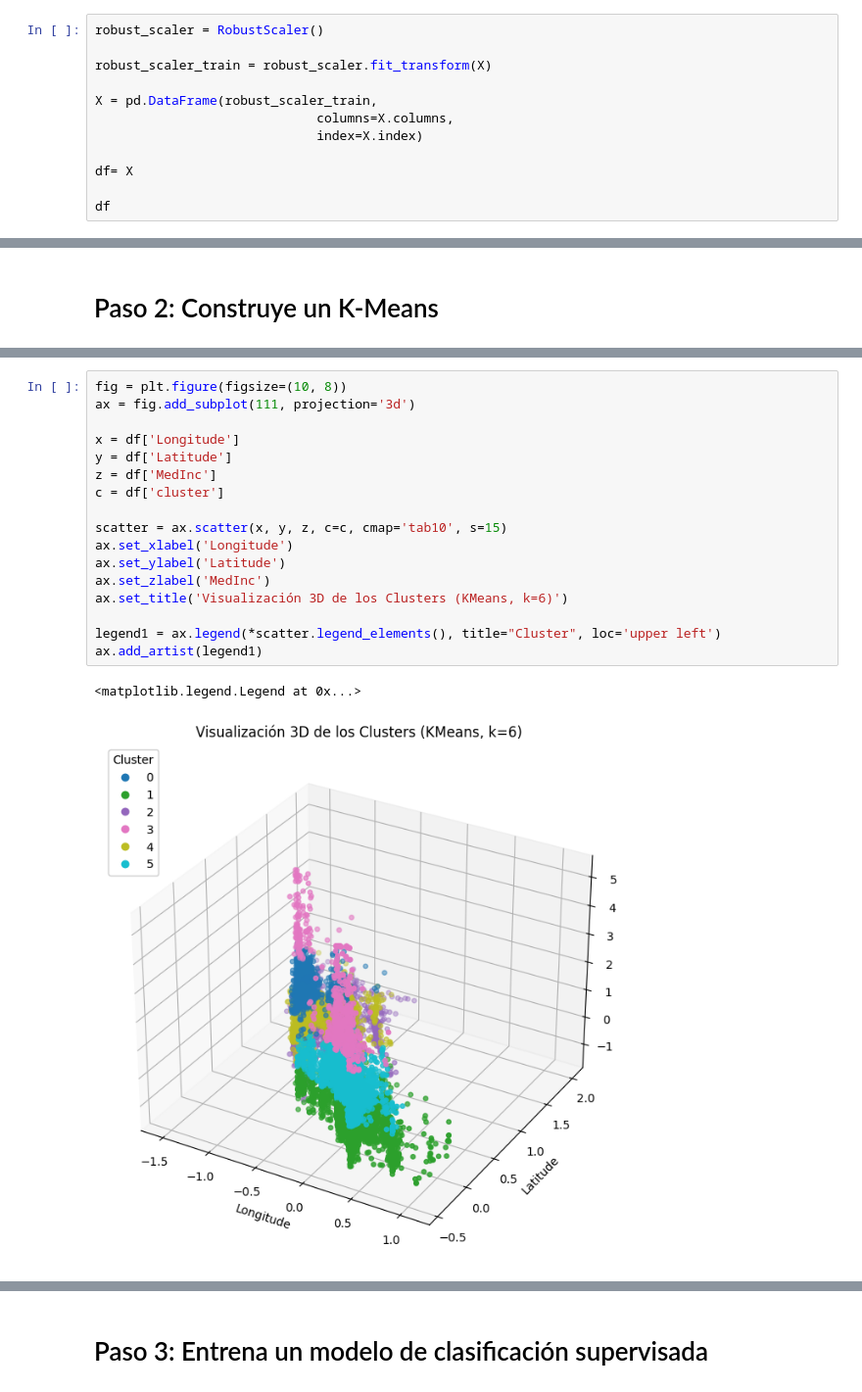
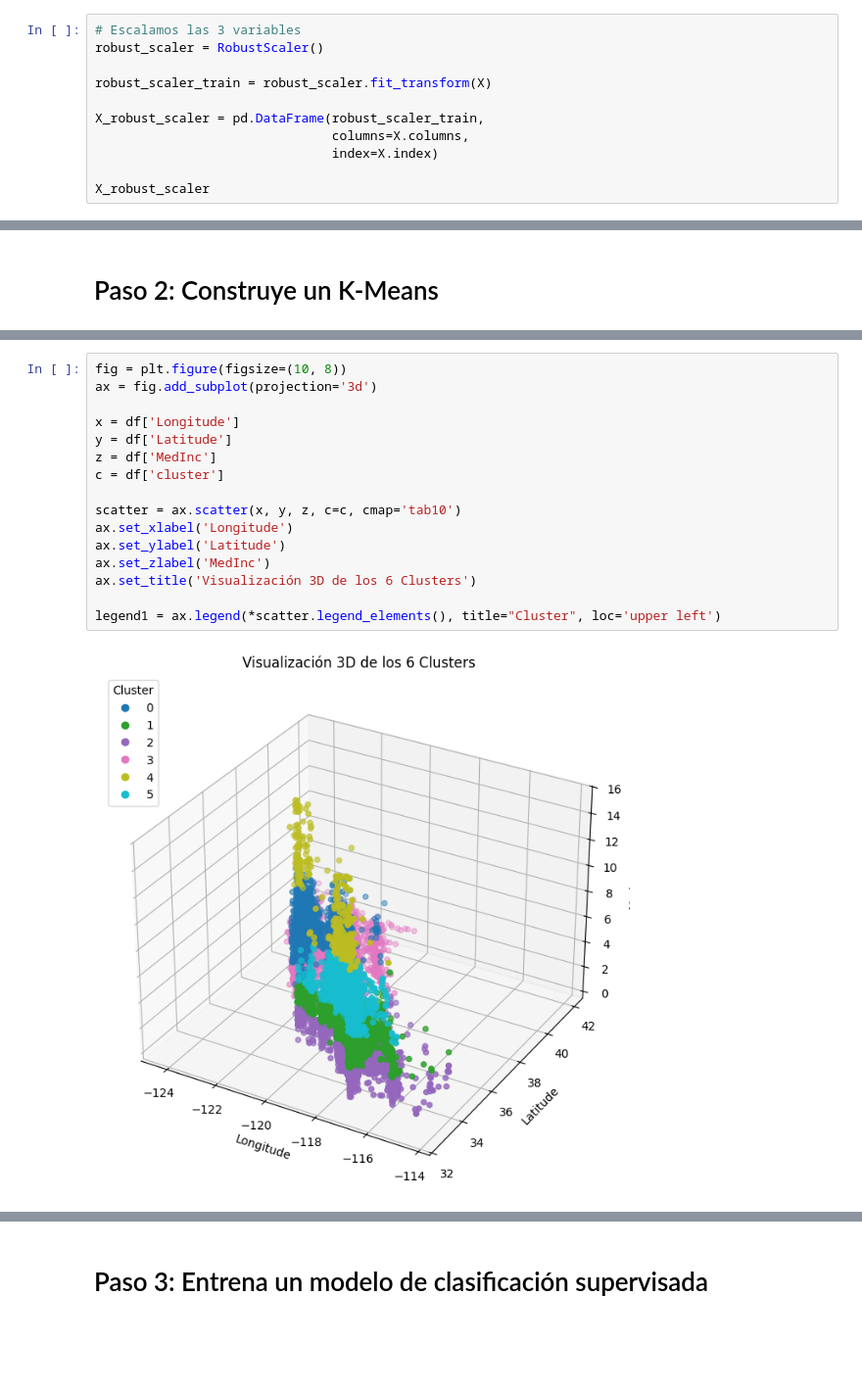
Before and after one commit to 4GeeksAcademy/pabloaznar-intro-ml, a Jupyter notebook: src/09-k-means.ipynb, the cells around one changed output, grey strips where cells are left out. Shown at 98% size. Saved outputs shown, nothing was run; the diff lists cells and outputs as text; blank space fills up the shorter version.

```diff
--- a/src/09-k-means.ipynb
+++ b/src/09-k-means.ipynb
@@ -50,15 +51,14 @@ X=df
 # %%
+# Escalamos las 3 variables
 robust_scaler = RobustScaler()
 
 robust_scaler_train = robust_scaler.fit_transform(X)
 
-X = pd.DataFrame(robust_scaler_train,
-                             columns=X.columns,
-                             index=X.index)
+X_robust_scaler = pd.DataFrame(robust_scaler_train,
+                               columns=X.columns,
+                               index=X.index)
 
-df= X
-
-df
+X_robust_scaler
 # %% [output]
 |  | MedInc | Latitude | Longitude |
 | 0 | 2.197582 | 0.957672 | -0.986807 |
@@ -98,20 +109,18 @@ df
 # %%
 fig = plt.figure(figsize=(10, 8))
-ax = fig.add_subplot(111, projection='3d')
+ax = fig.add_subplot(projection='3d')
 
 x = df['Longitude']
 y = df['Latitude']
 z = df['MedInc']
 c = df['cluster']
 
-scatter = ax.scatter(x, y, z, c=c, cmap='tab10', s=15)
+scatter = ax.scatter(x, y, z, c=c, cmap='tab10')
 ax.set_xlabel('Longitude')
 ax.set_ylabel('Latitude')
 ax.set_zlabel('MedInc')
-ax.set_title('Visualización 3D de los Clusters (KMeans, k=6)')
+ax.set_title('Visualización 3D de los 6 Clusters')
 
 legend1 = ax.legend(*scatter.legend_elements(), title="Cluster", loc='upper left')
-ax.add_artist(legend1)
 # %% [output]
-<matplotlib.legend.Legend at 0x...>
-[figure, old version]
+[figure, new version]
```
Also changed, not shown: parts of 15 cells of this notebook, 1 other file.
